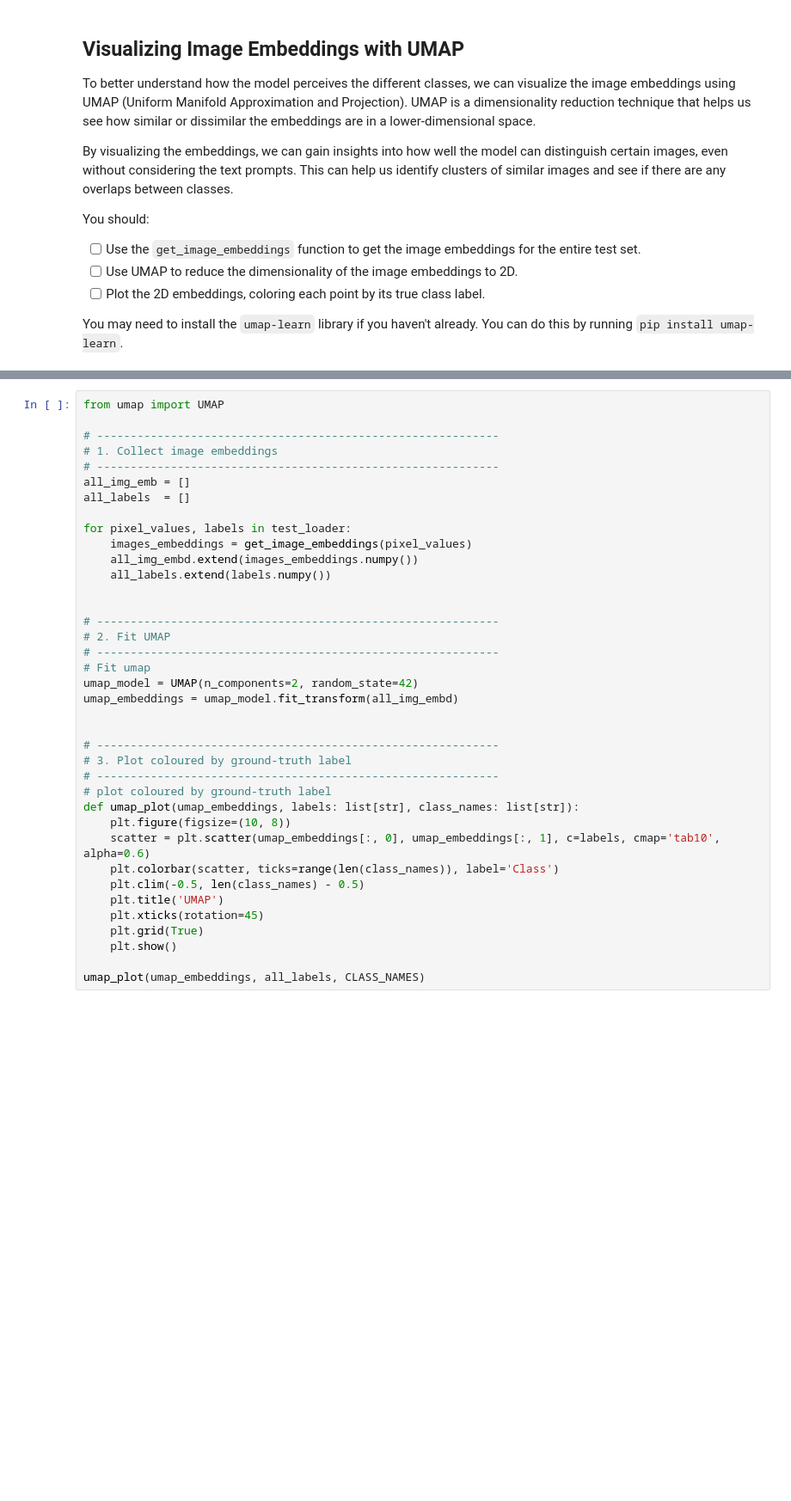
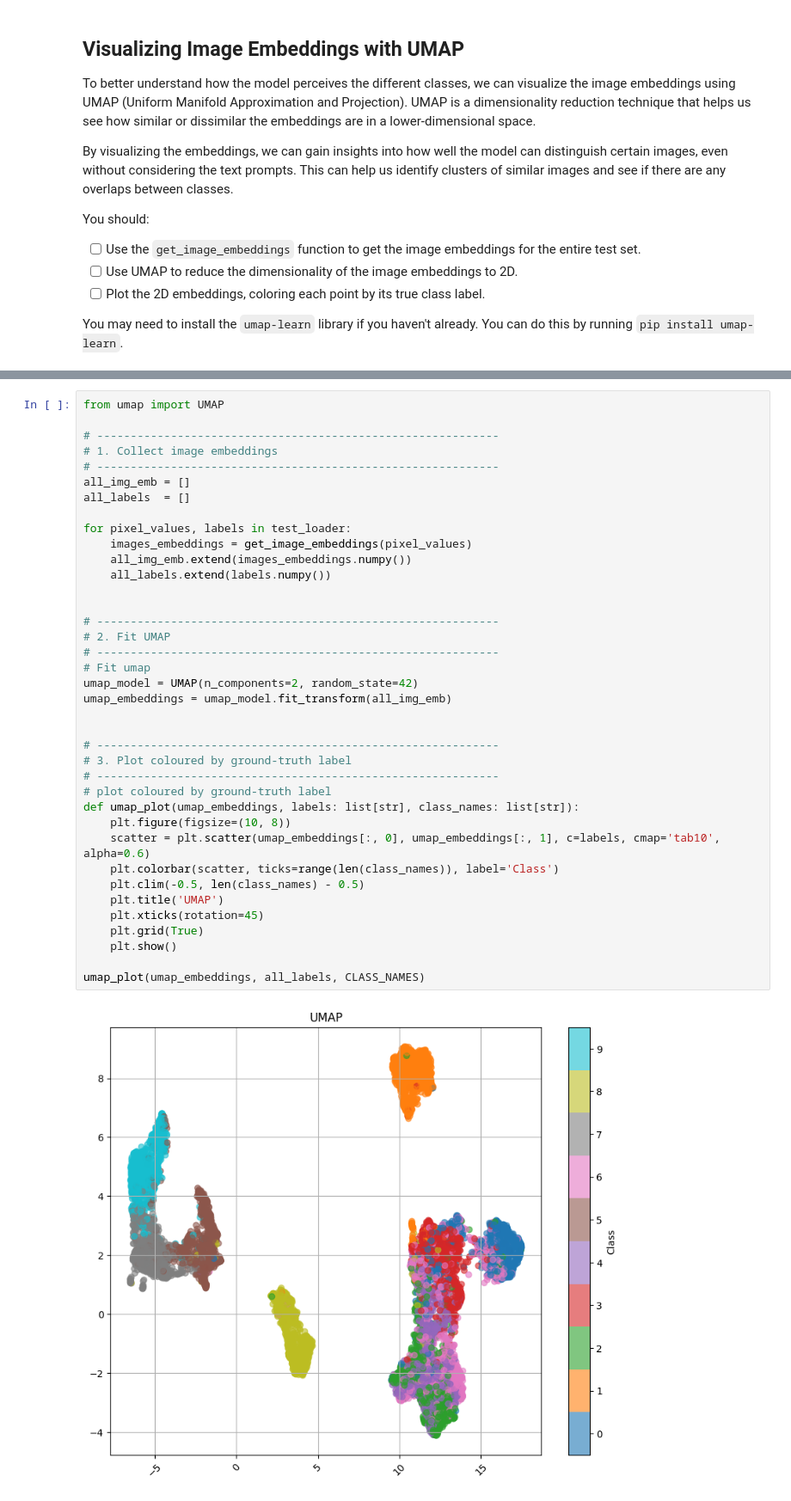
Before and after one commit to divitaN-dev/deep_learning, a Jupyter notebook: 02_activities/assignments/assignment_2.ipynb, the cells around one changed output, grey strips where cells are left out. Shown at 86% size. Drawn from its saved outputs; the diff is of its cells as text; blank space fills up the shorter version.

```diff
--- a/02_activities/assignments/assignment_2.ipynb
+++ b/02_activities/assignments/assignment_2.ipynb
@@ -305,35 +342,37 @@ from umap import UMAP
 all_img_emb = []
 all_labels  = []
 
 for pixel_values, labels in test_loader:
     images_embeddings = get_image_embeddings(pixel_values)
-    all_img_embd.extend(images_embeddings.numpy())
+    all_img_emb.extend(images_embeddings.numpy())
     all_labels.extend(labels.numpy())
 
 
 # ------------------------------------------------------------
 # 2. Fit UMAP
 # ------------------------------------------------------------
 # Fit umap
 umap_model = UMAP(n_components=2, random_state=42)
-umap_embeddings = umap_model.fit_transform(all_img_embd)
+umap_embeddings = umap_model.fit_transform(all_img_emb)
 
 
 # ------------------------------------------------------------
 # 3. Plot coloured by ground-truth label
 # ------------------------------------------------------------
 # plot coloured by ground-truth label
 def umap_plot(umap_embeddings, labels: list[str], class_names: list[str]):
     plt.figure(figsize=(10, 8))
     scatter = plt.scatter(umap_embeddings[:, 0], umap_embeddings[:, 1], c=labels, cmap='tab10', alpha=0.6)
     plt.colorbar(scatter, ticks=range(len(class_names)), label='Class')
     plt.clim(-0.5, len(class_names) - 0.5)
     plt.title('UMAP')
     plt.xticks(rotation=45)
     plt.grid(True)
     plt.show()
 
 umap_plot(umap_embeddings, all_labels, CLASS_NAMES)
+# %% [output]
+[figure, added]
 # %% [markdown]
 The UMAP embeddings allow us to see how separable or non-separable different classes are with our specific model. If two specific images are very similar, then they will be placed near each other on this graph.
 
```
Also changed, not shown: parts of 9 cells of this notebook.
